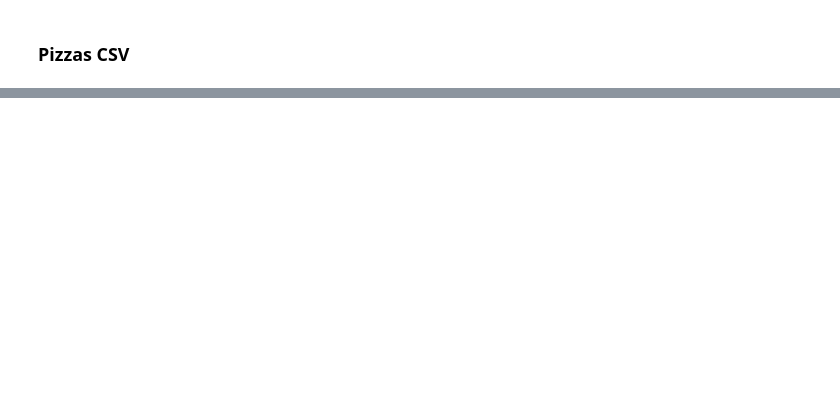
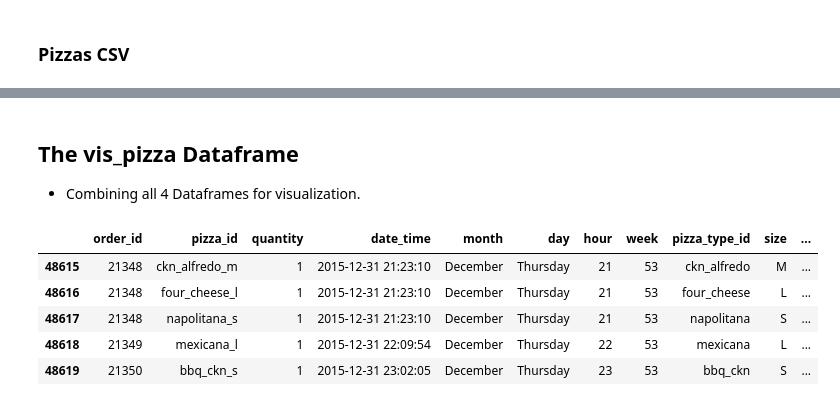
Before and after one commit to aaron-ardell/pizza_challenge, a Jupyter notebook: pizza_etl.ipynb, the cells around one changed output, grey strips where cells are left out. Cells and saved outputs as stored; diff of their text form; code cells hidden in the pictures; blank space fills up the shorter version.

```diff
--- a/pizza_etl.ipynb
+++ b/pizza_etl.ipynb
@@ -400,4 +236,0 @@ pizza_types.isnull().sum().sum()
-# %%
-#Splitting the ingredients column into separate columns to aid in analysis
-pizza_types[['ing_1', 'ing_2', 'ing_3', 'ing_4', 'ing_5', 'ing_6', 'ing_7', 'ing_8']] = pizza_types['ingredients'].str.split(',', expand=True)
-print(pizza_types.head(5))
@@ -551,0 +272,6 @@ combined_pizza_order_df.to_csv('combined_pizza_order.csv', index=False)
+# %%
+pizzas['size'] = pd.Categorical(
+    values = pizzas['size'],
+    categories = ['S', 'M', 'L', 'XL', 'XXL'],
+    ordered = True
+)
@@ -551,0 +333,4 @@ combined_pizza_order_df.to_csv('combined_pizza_order.csv', index=False)
+# %%
+pizza_types['category'] = pd.Categorical(
+    values = pizza_types['category']
+)
@@ -551,0 +376,18 @@ combined_pizza_order_df.to_csv('combined_pizza_order.csv', index=False)
+# %% [markdown]
+## The vis_pizza Dataframe
+- Combining all 4 Dataframes for visualization.
+# %%
+# Orders DF matches Order_details DF on 'order_id' column.
+vis_pizza = order_details.merge(right = orders, how = 'inner', on = 'order_id')
+# Adding Pizzas DF, key is 'pizza_id' from Order_details DF.
+vis_pizza = vis_pizza.merge(right = pizzas, how = 'left', on = 'pizza_id')
+# Adding Pizza_types DF matching 'pizza_type_id' from Pizzas DF.
+vis_pizza = vis_pizza.merge(right = pizza_types, how = 'left', on = 'pizza_type_id')
+vis_pizza.tail()
+# %% [output]
+|  | order_id | pizza_id | quantity | date_time | month | day | hour | week | pizza_type_id | size | ... |
+| 48615 | 21348 | ckn_alfredo_m | 1 | 2015-12-31 21:23:10 | December | Thursday | 21 | 53 | ckn_alfredo | M | ... |
+| 48616 | 21348 | four_cheese_l | 1 | 2015-12-31 21:23:10 | December | Thursday | 21 | 53 | four_cheese | L | ... |
+| 48617 | 21348 | napolitana_s | 1 | 2015-12-31 21:23:10 | December | Thursday | 21 | 53 | napolitana | S | ... |
+| 48618 | 21349 | mexicana_l | 1 | 2015-12-31 22:09:54 | December | Thursday | 22 | 53 | mexicana | L | ... |
+| 48619 | 21350 | bbq_ckn_s | 1 | 2015-12-31 23:02:05 | December | Thursday | 23 | 53 | bbq_ckn | S | ... |
```
Also changed, not shown: parts of 65 cells of this notebook.
